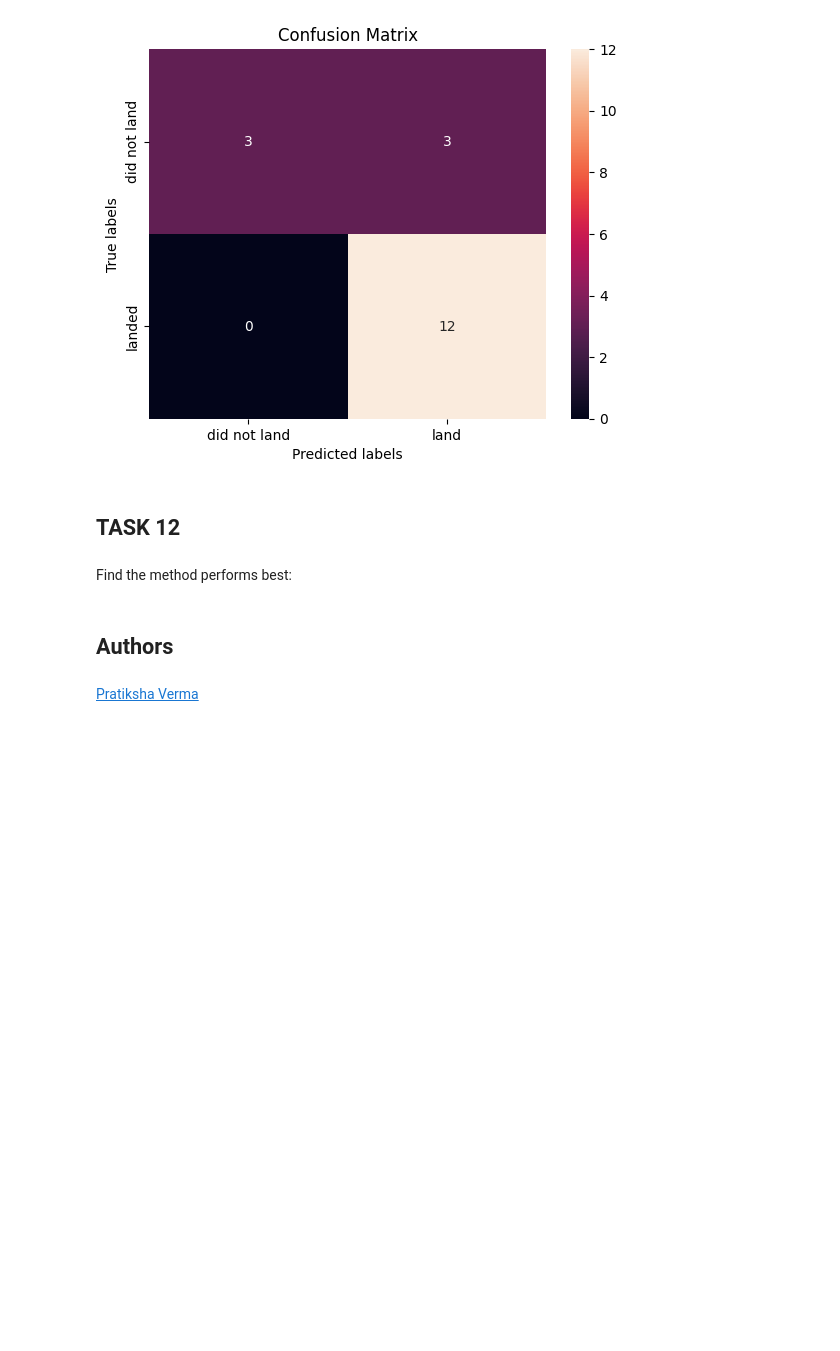
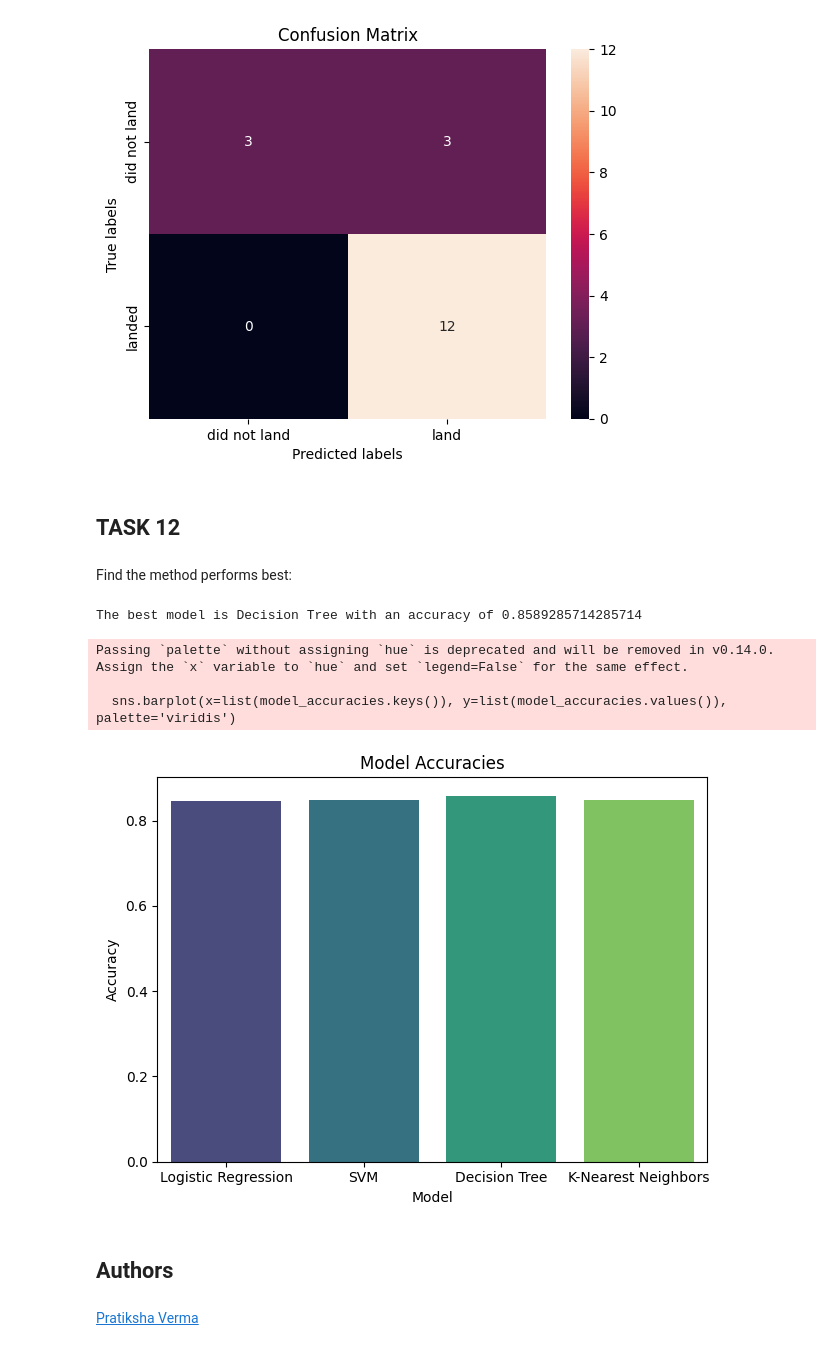
Before and after one commit to AlexisP-fr/Coursera-DS-Capstone, a Jupyter notebook: SpaceX_Machine_Learning_Prediction_Part_5.ipynb, the cells around one changed output. Cells and saved outputs as stored; diff of their text form; code cells hidden in the pictures; blank space fills up the shorter version.

```diff
--- a/SpaceX_Machine_Learning_Prediction_Part_5.ipynb
+++ b/SpaceX_Machine_Learning_Prediction_Part_5.ipynb
@@ -352,3 +350,28 @@ for
+# %%
+model_accuracies = {
+    'Logistic Regression': logreg_cv.best_score_,
+    'SVM': svm_cv.best_score_,
+    'Decision Tree': tree_cv.best_score_,
+    'K-Nearest Neighbors': knn_cv.best_score_
+}
+
+best_model = max(model_accuracies, key=model_accuracies.get)
+best_accuracy = model_accuracies[best_model]
+print(f"The best model is {best_model} with an accuracy of {best_accuracy}")
+# %% [output]
+The best model is Decision Tree with an accuracy of 0.8589285714285714
+# %%
+sns.barplot(x=list(model_accuracies.keys()), y=list(model_accuracies.values()), palette='viridis')
+plt.xlabel('Model')
+plt.ylabel('Accuracy')
+plt.title('Model Accuracies')
+plt.tight_layout()
+plt.show()
+# %% [output]
+Passing `palette` without assigning `hue` is deprecated and will be removed in v0.14.0. Assign the `x` variable to `hue` and set `legend=False` for the same effect.
+
+  sns.barplot(x=list(model_accuracies.keys()), y=list(model_accuracies.values()), palette='viridis')
+[figure, added]
 # %% [markdown]
 ## Authors
 # %% [markdown]
```
Also changed, not shown: parts of 3 cells of this notebook.
